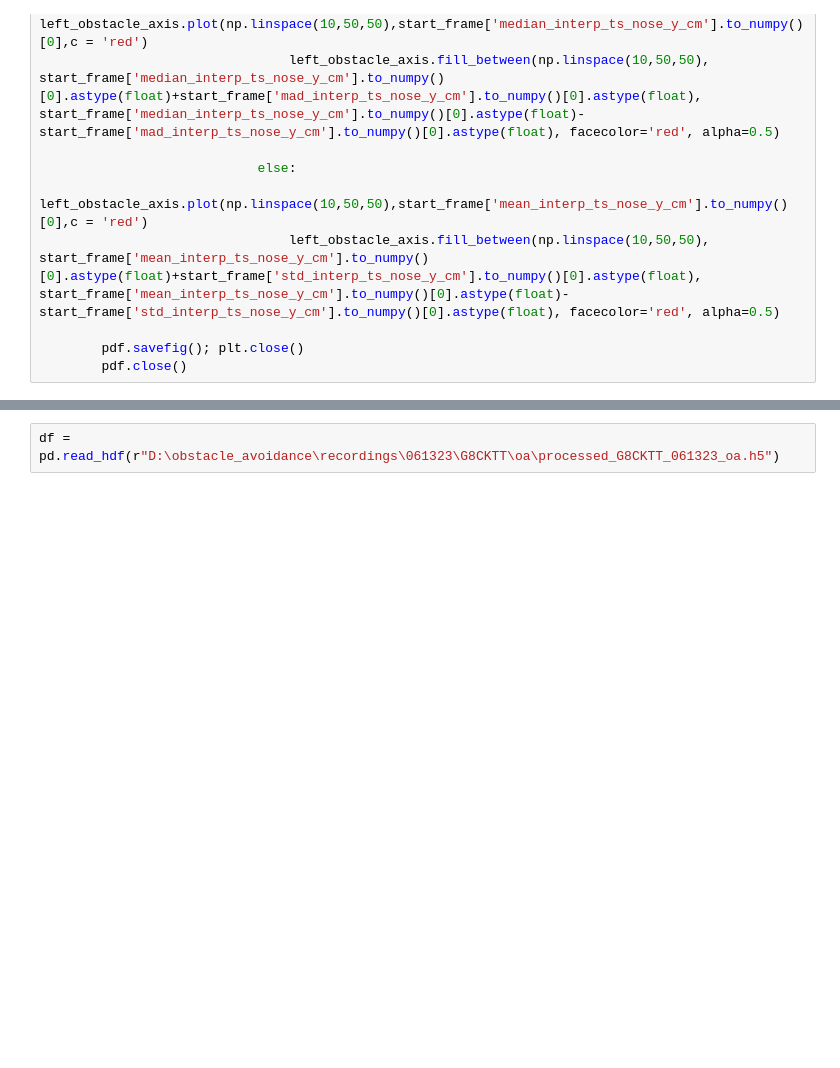
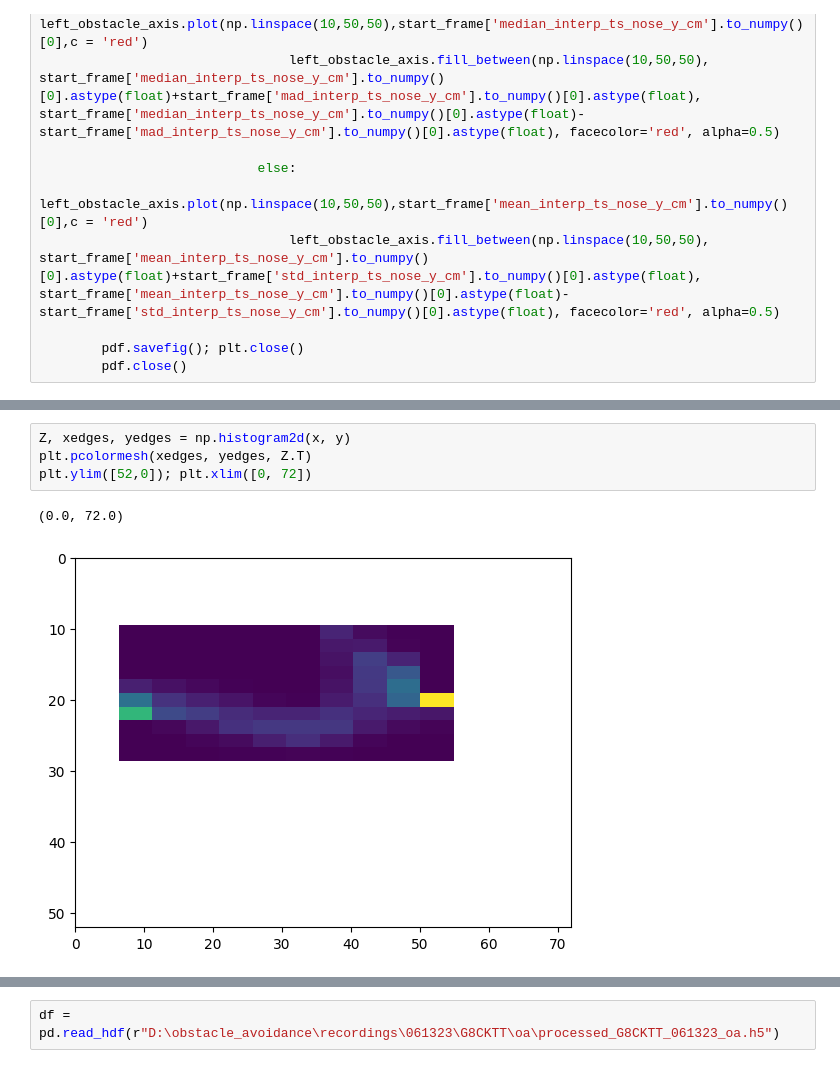
Before and after one commit to msidikpr/obstacle_avoidance, a Jupyter notebook: plots/notebooks/develop_plots.ipynb, the cells around one changed output, grey strips where cells are left out. Cells and saved outputs as stored; diff of their text form; blank space fills up the shorter version.

```diff
--- a/plots/notebooks/develop_plots.ipynb
+++ b/plots/notebooks/develop_plots.ipynb
@@ -199,0 +280,7 @@ plt.hist(session.df.obstacle_cluster)
+# %%
+Z, xedges, yedges = np.histogram2d(x, y)
+plt.pcolormesh(xedges, yedges, Z.T)
+plt.ylim([52,0]); plt.xlim([0, 72])
+# %% [output]
+(0.0, 72.0)
+[figure, added]
```
Also changed, not shown: parts of 25 cells of this notebook, 4 other files.
